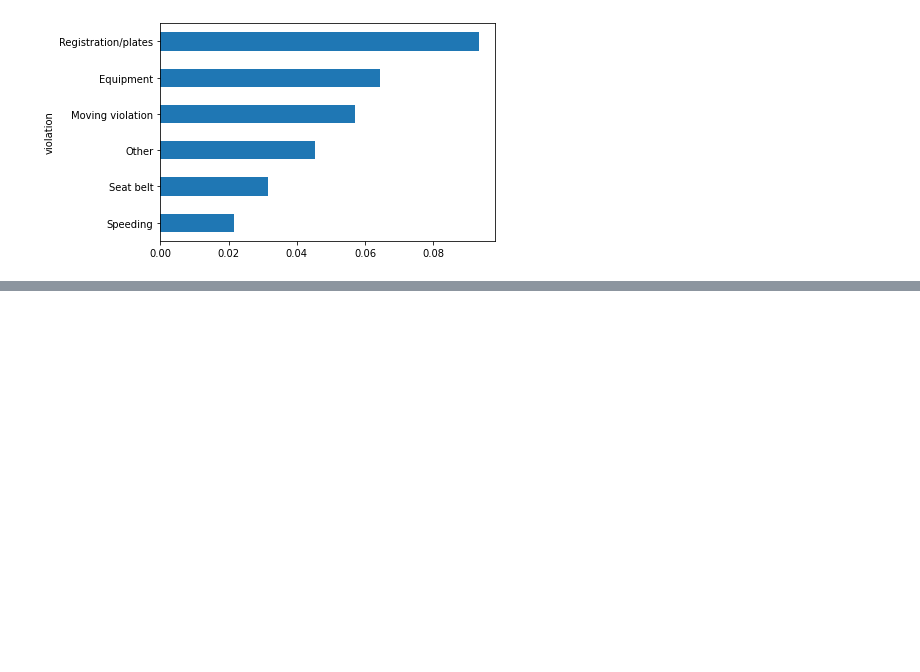
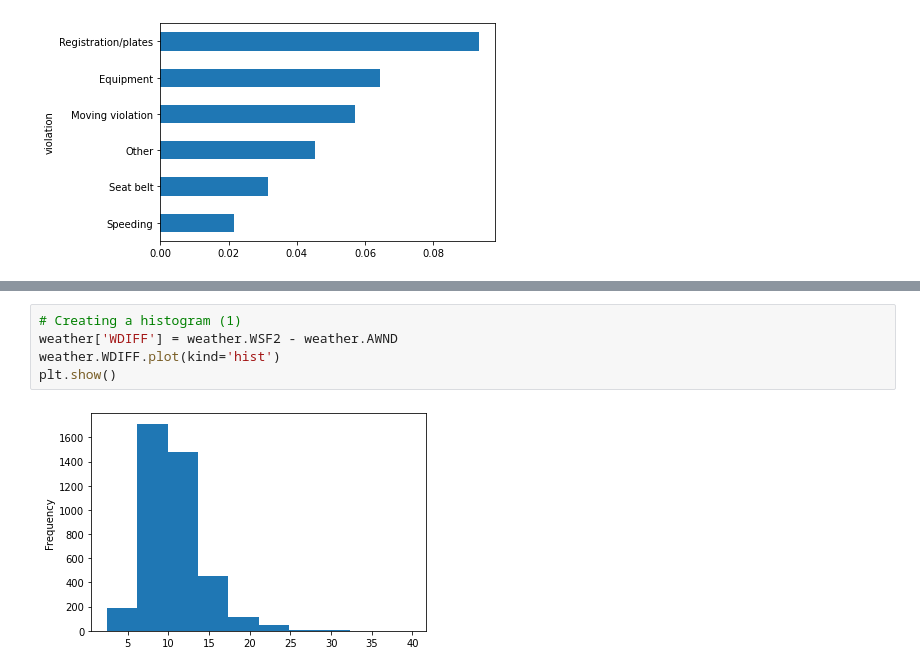
Before and after one commit to mohd-faizy/CAREER-TRACK-Data-Scientist-with-Python, a Jupyter notebook: 21_Analyzing Police Activity with pandas/Police_Activity_data_for_analysis.ipynb, the cells around one changed output, grey strips where cells are left out. Drawn from its saved outputs; the diff is of its cells as text; blank space fills up the shorter version.

```diff
--- a/21_Analyzing Police Activity with pandas/Police_Activity_data_for_analysis.ipynb
+++ b/21_Analyzing Police Activity with pandas/Police_Activity_data_for_analysis.ipynb
@@ -1322,0 +1443,7 @@ plt.show()
+# %%
+# Creating a histogram (1)
+weather['WDIFF'] = weather.WSF2 - weather.AWND
+weather.WDIFF.plot(kind='hist')
+plt.show()
+# %% [output]
+[figure, added]
```
Also changed, not shown: parts of 100 cells of this notebook, 1 other file.
